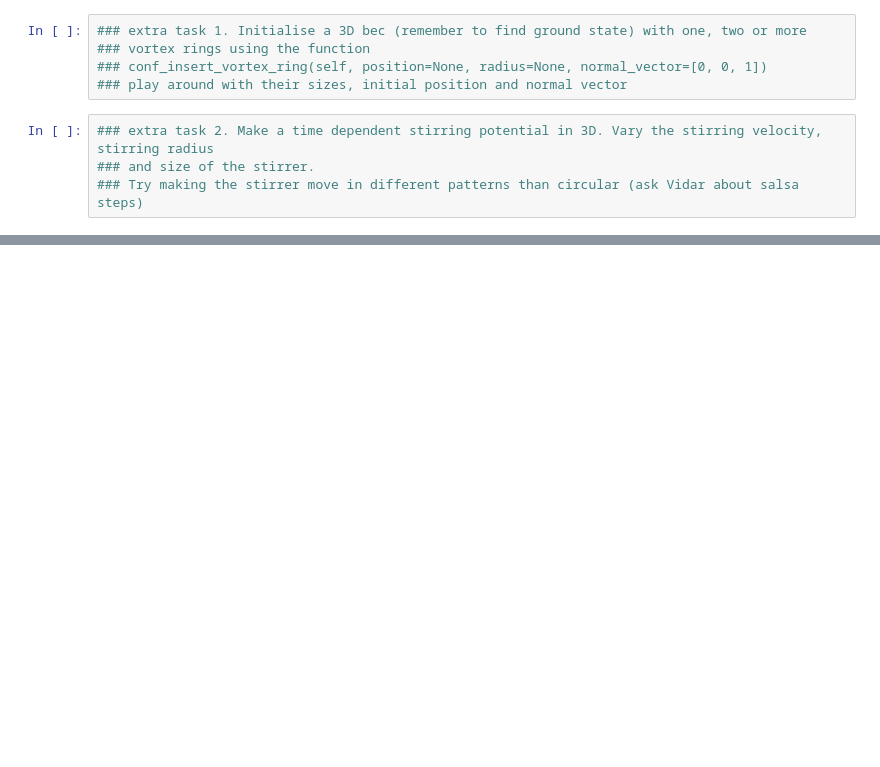
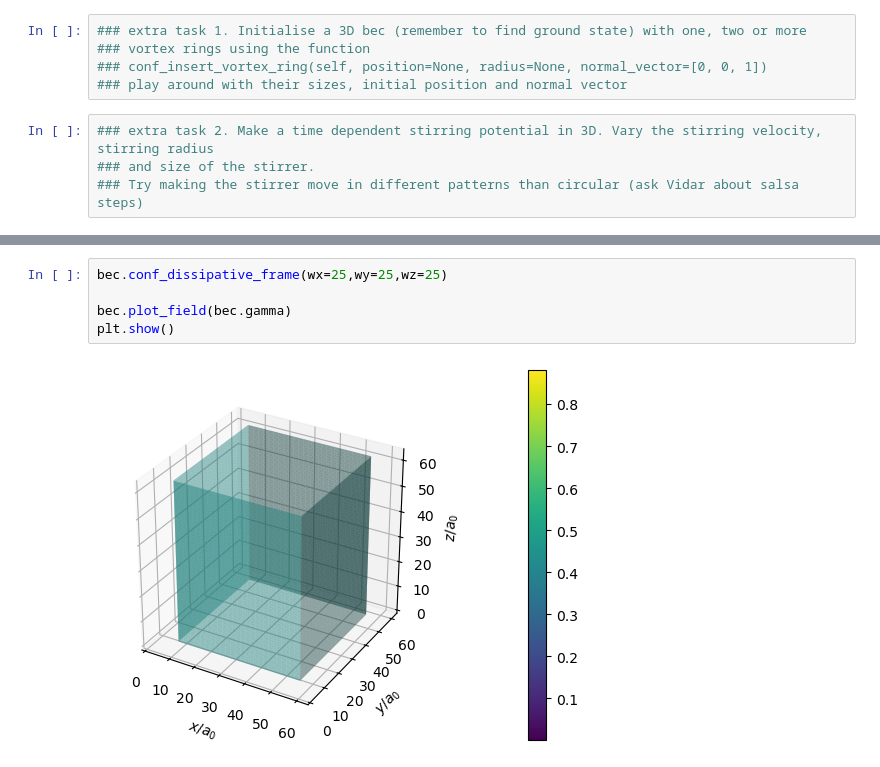
Before and after one commit to vidarsko/ComFiT, a Jupyter notebook: tutorial/bose_einstein_condensate_3D_comoving_frame.ipynb, the cells around one changed output, grey strips where cells are left out. Cells and saved outputs as stored; diff of their text form; blank space fills up the shorter version.

```diff
--- a/tutorial/bose_einstein_condensate_3D_comoving_frame.ipynb
+++ b/tutorial/bose_einstein_condensate_3D_comoving_frame.ipynb
@@ -49,0 +73,7 @@ plt.show()
+# %%
+bec.conf_dissipative_frame(wx=25,wy=25,wz=25)
+
+bec.plot_field(bec.gamma)
+plt.show()
+# %% [output]
+[figure, added]
```
Also changed, not shown: parts of 3 cells of this notebook, 1 other file.
